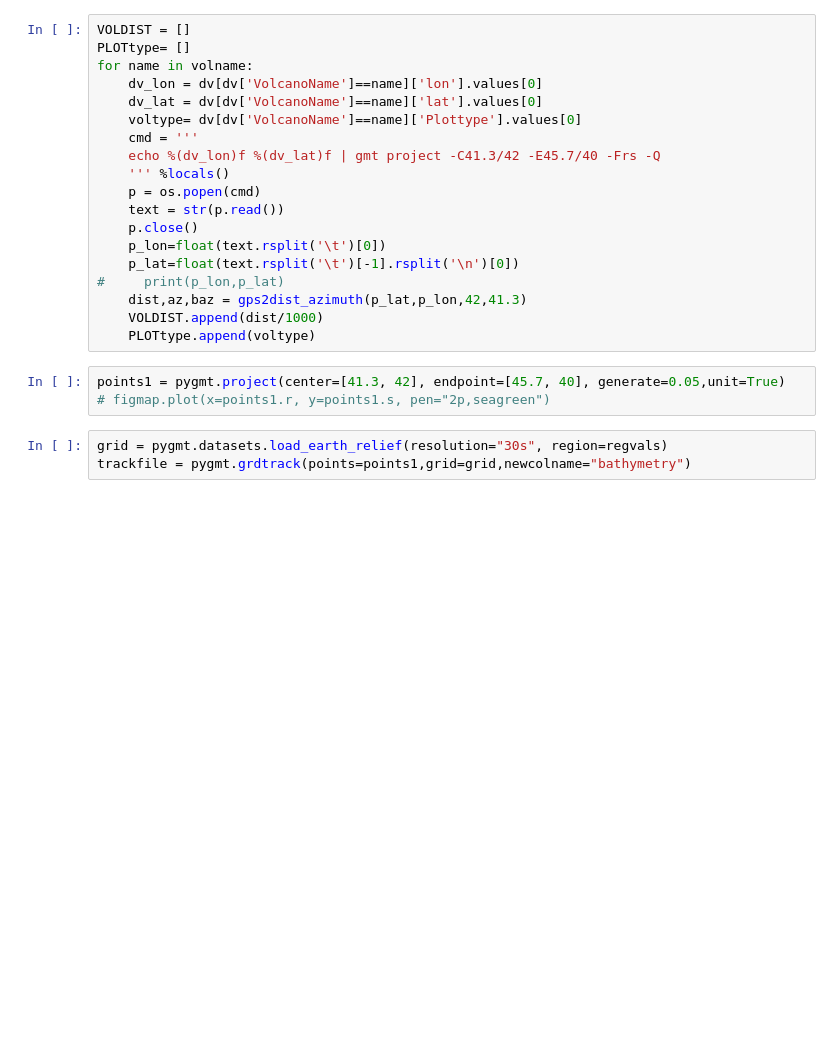
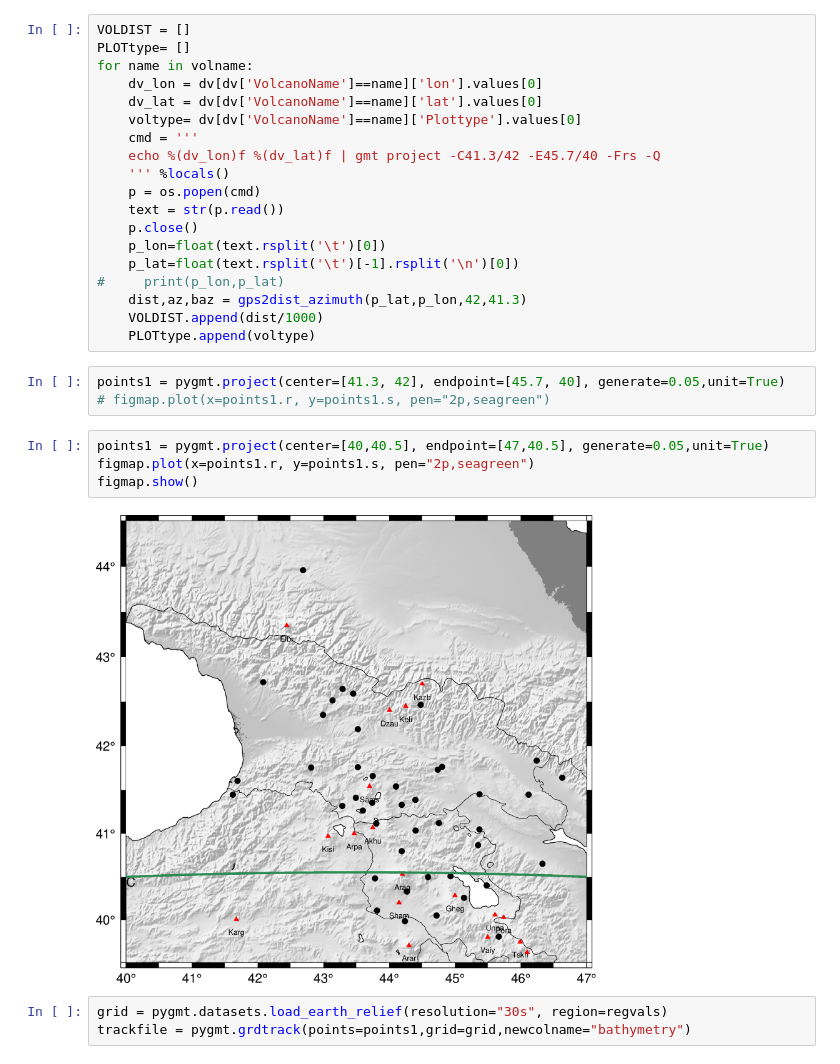
Before and after one commit to jhtong33/Python, a Jupyter notebook: 20.Profile_dt_phi.ipynb, the cells around one changed output. Drawn from its saved outputs; the diff is of its cells as text; blank space fills up the shorter version.

```diff
--- a/20.Profile_dt_phi.ipynb
+++ b/20.Profile_dt_phi.ipynb
@@ -69,6 +72,12 @@ for name in volname:
 # %%
 points1 = pygmt.project(center=[41.3, 42], endpoint=[45.7, 40], generate=0.05,unit=True)
 # figmap.plot(x=points1.r, y=points1.s, pen="2p,seagreen")
+# %%
+points1 = pygmt.project(center=[40,40.5], endpoint=[47,40.5], generate=0.05,unit=True)
+figmap.plot(x=points1.r, y=points1.s, pen="2p,seagreen")
+figmap.show()
+# %% [output]
+[figure, added]
 # %%
 grid = pygmt.datasets.load_earth_relief(resolution="30s", region=regvals)
 trackfile = pygmt.grdtrack(points=points1,grid=grid,newcolname="bathymetry")
```
Also changed, not shown: parts of 4 cells of this notebook, 7 other files.
